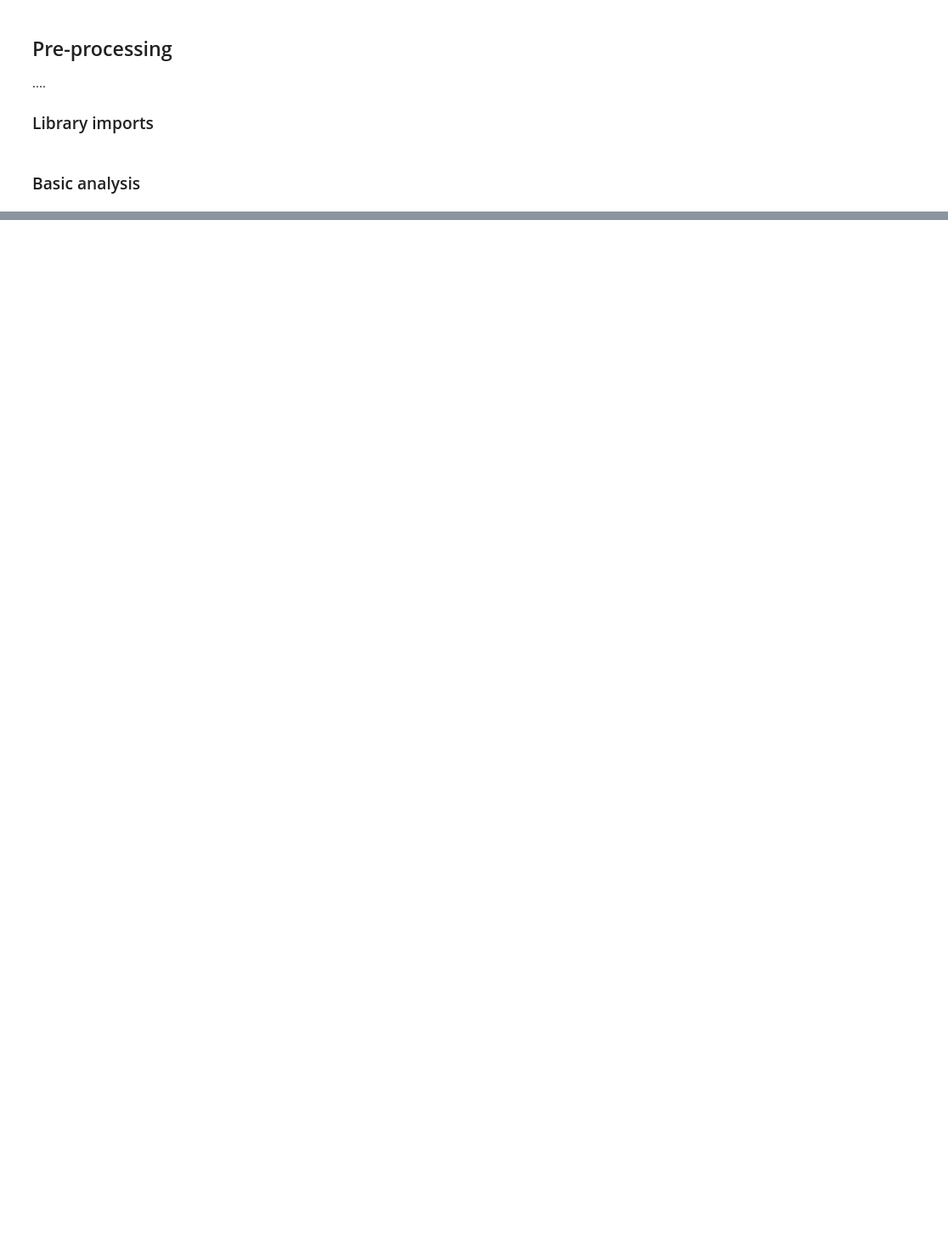
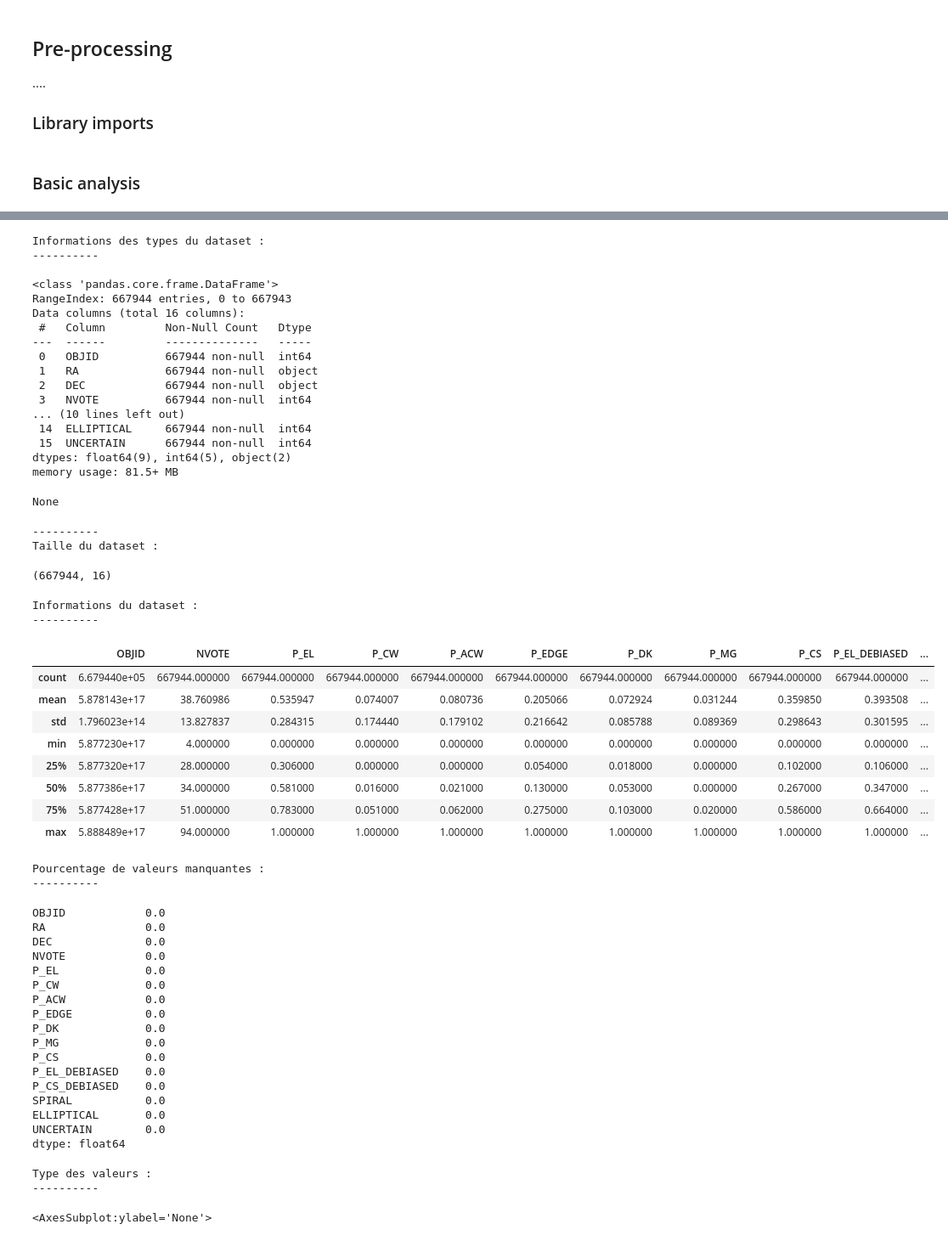
Before and after one commit to MattiasEyh/Galaxies-Classification-CNN, a Jupyter notebook: Pre-processing/Galaxy_zoo_datas_pre-processing.ipynb, the cells around one changed output, grey strips where cells are left out. Shown: that part at 85% size. Saved outputs shown, nothing was run; the diff lists cells and outputs as text; code cells hidden in the pictures; blank space fills up the shorter version.

```diff
--- a/Pre-processing/Galaxy_zoo_datas_pre-processing.ipynb
+++ b/Pre-processing/Galaxy_zoo_datas_pre-processing.ipynb
@@ -25,6 +28,30 @@ import seaborn as sns
 # %% [markdown]
 ### Basic analysis
+# %%
+from IPython.core.display import display
+
+
+def VisualiseDataset(dataset):
+
+    print("En-tête du dataset :\n----------\n")
+    display(dataset.head())
+
+    print("Informations des types du dataset :\n----------\n")
+    display(dataset.info())
+
+    print("\n----------\nTaille du dataset :")
+    display(dataset.shape)
+
+    print("Informations du dataset :\n----------\n")
+    display(dataset.describe())
+
+    print("Pourcentage de valeurs manquantes :\n----------\n")
+    display((df.isna().sum()/df.shape[0]).sort_values())
+
+    print("Type des valeurs :\n----------\n")
+    display(df.dtypes.value_counts().plot.pie())
 # %%
 data = pd.read_csv("../Datas/GalaxyZoo1_DR_table2.csv")
-data.head()
+df = data.copy()
+VisualiseDataset(df)
 # %% [output]
@@ -31,6 +60,60 @@ data.head()
 |  | OBJID | RA | DEC | NVOTE | P_EL | P_CW | P_ACW | P_EDGE | P_DK | P_MG | P_CS | ... |
 | 0 | 587727178986356823 | 00:00:00.41 | -10:22:25.7 | 59 | 0.610 | 0.034 | 0.000 | 0.153 | 0.153 | 0.051 | 0.186 | ... |
 | 1 | 587727227300741210 | 00:00:00.74 | -09:13:20.2 | 18 | 0.611 | 0.000 | 0.167 | 0.222 | 0.000 | 0.000 | 0.389 | ... |
 | 2 | 587727225153257596 | 00:00:01.03 | -10:56:48.0 | 68 | 0.735 | 0.029 | 0.000 | 0.147 | 0.074 | 0.015 | 0.176 | ... |
 | 3 | 587730774962536596 | 00:00:01.38 | +15:30:35.3 | 52 | 0.885 | 0.019 | 0.000 | 0.058 | 0.019 | 0.019 | 0.077 | ... |
 | 4 | 587731186203885750 | 00:00:01.55 | -00:05:33.3 | 59 | 0.712 | 0.000 | 0.000 | 0.220 | 0.068 | 0.000 | 0.220 | ... |
+Informations des types du dataset :
+----------
+
+<class 'pandas.core.frame.DataFrame'>
+RangeIndex: 667944 entries, 0 to 667943
+Data columns (total 16 columns):
+ #   Column         Non-Null Count   Dtype
+---  ------         --------------   -----
+ 0   OBJID          667944 non-null  int64
+ 1   RA             667944 non-null  object
+ 2   DEC            667944 non-null  object
+ 3   NVOTE          667944 non-null  int64
+... (10 lines left out)
+ 14  ELLIPTICAL     667944 non-null  int64
+ 15  UNCERTAIN      667944 non-null  int64
+dtypes: float64(9), int64(5), object(2)
+memory usage: 81.5+ MB
+None
+----------
+Taille du dataset :
+(667944, 16)
+Informations du dataset :
+----------
+|  | OBJID | NVOTE | P_EL | P_CW | P_ACW | P_EDGE | P_DK | P_MG | P_CS | P_EL_DEBIASED | ... |
+| count | 6.679440e+05 | 667944.000000 | 667944.000000 | 667944.000000 | 667944.000000 | 667944.000000 | 667944.000000 | 667944.000000 | 667944.000000 | 667944.000000 | ... |
+| mean | 5.878143e+17 | 38.760986 | 0.535947 | 0.074007 | 0.080736 | 0.205066 | 0.072924 | 0.031244 | 0.359850 | 0.393508 | ... |
+| std | 1.796023e+14 | 13.827837 | 0.284315 | 0.174440 | 0.179102 | 0.216642 | 0.085788 | 0.089369 | 0.298643 | 0.301595 | ... |
+| min | 5.877230e+17 | 4.000000 | 0.000000 | 0.000000 | 0.000000 | 0.000000 | 0.000000 | 0.000000 | 0.000000 | 0.000000 | ... |
+| 25% | 5.877320e+17 | 28.000000 | 0.306000 | 0.000000 | 0.000000 | 0.054000 | 0.018000 | 0.000000 | 0.102000 | 0.106000 | ... |
+| 50% | 5.877386e+17 | 34.000000 | 0.581000 | 0.016000 | 0.021000 | 0.130000 | 0.053000 | 0.000000 | 0.267000 | 0.347000 | ... |
+| 75% | 5.877428e+17 | 51.000000 | 0.783000 | 0.051000 | 0.062000 | 0.275000 | 0.103000 | 0.020000 | 0.586000 | 0.664000 | ... |
+| max | 5.888489e+17 | 94.000000 | 1.000000 | 1.000000 | 1.000000 | 1.000000 | 1.000000 | 1.000000 | 1.000000 | 1.000000 | ... |
+Pourcentage de valeurs manquantes :
+----------
+OBJID            0.0
+RA               0.0
+DEC              0.0
+NVOTE            0.0
+P_EL             0.0
+P_CW             0.0
+P_ACW            0.0
+P_EDGE           0.0
+P_DK             0.0
+P_MG             0.0
+P_CS             0.0
+P_EL_DEBIASED    0.0
+P_CS_DEBIASED    0.0
+SPIRAL           0.0
+ELLIPTICAL       0.0
+UNCERTAIN        0.0
+dtype: float64
+Type des valeurs :
+----------
+<AxesSubplot:ylabel='None'>
```
Also changed, not shown: parts of 18 cells of this notebook, 1 other file.
